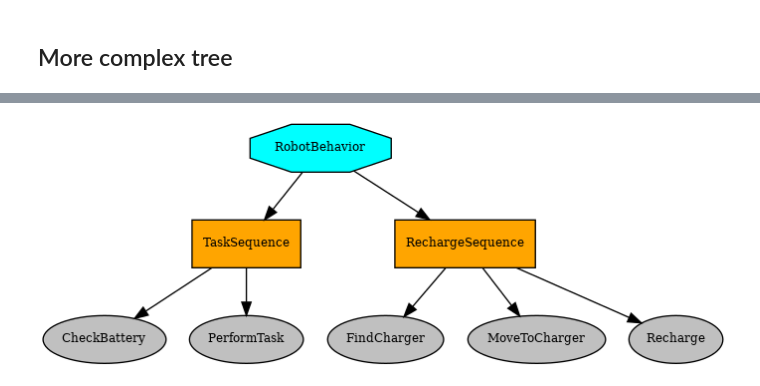
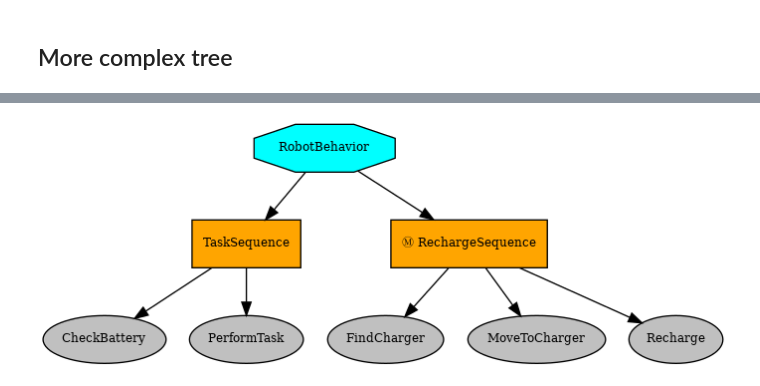
Before and after one commit to andriwild/getting_started_py_tree, a Jupyter notebook: py_trees.ipynb, the cells around one changed output, grey strips where cells are left out. Saved outputs shown, nothing was run; the diff lists cells and outputs as text; code cells hidden in the pictures.

```diff
--- a/py_trees.ipynb
+++ b/py_trees.ipynb
@@ -145,16 +163,21 @@ root = py_trees.composites.Selector("Root Selector", memory=False)
 root.add_children([always_fail, running_then_success])
 
 # Create and setup the behavior tree
-behavior_tree = py_trees.trees.BehaviourTree(root)
+behaviour_tree = py_trees.trees.BehaviourTree(root=root)
 
+draw_tree(root)
 
-img = py_trees.display.render_dot_tree(root)
-display(Image(data=img["png"]))
+try:
+    behaviour_tree.tick_tock(
+        period_ms=500,
+        #number_of_iterations=py_trees.trees.CONTINUOUS_TICK_TOCK,
+        number_of_iterations=5,
+        pre_tick_handler=None,
+        post_tick_handler=print_tree,
+    )
 
-# Execute the tree three times
-for i in range(3):
-    behavior_tree.tick()
-    time.sleep(1)
+except KeyboardInterrupt:
+    behaviour_tree.interrupt()
 # %% [output]
 Writing /home/andri/repos/getting_started_py_tree/root_selector.dot
 Writing /home/andri/repos/getting_started_py_tree/root_selector.png
@@ -171,10 +405,14 @@ Writing /home/andri/repos/getting_started_py_tree/root_selector.svg
 # %%
-# Behaviors for our robot
 class CheckBatteryLevel(py_trees.behaviour.Behaviour):
     def __init__(self, name="CheckBattery", threshold=30):
         super(CheckBatteryLevel, self).__init__(name)
         self.threshold = threshold
-        self.blackboard = py_trees.blackboard.Blackboard()
+
+        # Define blackboard client with explicit permissions
+        self.blackboard = self.attach_blackboard_client()
+        self.blackboard.register_key(key="battery_level", access=py_trees.common.Access.READ)
+        self.blackboard.register_key(key="battery_level", access=py_trees.common.Access.WRITE)
+
         # Initialize battery level if not set
         if not self.blackboard.exists('battery_level'):
             self.blackboard.set('battery_level', 75)
@@ -184,7 +422,7 @@ class CheckBatteryLevel(py_trees.behaviour.Behaviour):
         self.logger.info(f"Battery level: {battery_level}%")
 
         # Decrease battery by 5-15% each time
-        battery_level -= random.randint(5, 15)
+        battery_level -= 10
         battery_level = max(0, battery_level)  # Don't go below 0
         self.blackboard.set('battery_level', battery_level)
 
@@ -196,7 +434,10 @@ class CheckBatteryLevel(py_trees.behaviour.Behaviour):
 class FindChargingStation(py_trees.behaviour.Behaviour):
     def __init__(self, name="FindCharger"):
         super(FindChargingStation, self).__init__(name)
-        self.blackboard = py_trees.blackboard.Blackboard()
+
+        # Define blackboard client with explicit permissions
+        self.blackboard = self.attach_blackboard_client()
+        self.blackboard.register_key(key="charger_found", access=py_trees.common.Access.WRITE)
 
     def update(self):
         self.logger.info("Searching for charging station...")
@@ -205,17 +446,20 @@ class FindChargingStation(py_trees.behaviour.Behaviour):
         return py_trees.common.Status.SUCCESS
 
 class MoveToChargingStation(py_trees.behaviour.Behaviour):
-    def __init__(self, name="MoveToCharger", duration=2):
+    def __init__(self, name="MoveToCharger", duration=1):
         super(MoveToChargingStation, self).__init__(name)
         self.duration = duration
         self.start_time = None
-        self.blackboard = py_trees.blackboard.Blackboard()
+
+        # Define blackboard client with explicit permissions
+        self.blackboard = self.attach_blackboard_client()
+        self.blackboard.register_key(key="charger_found", access=py_trees.common.Access.READ)
 
     def initialise(self):
         self.start_time = time.time()
 
     def update(self):
-        if not self.blackboard.get('charger_found', False):
+        if not self.blackboard.get('charger_found'):
             self.logger.info("No charging station found!")
             return py_trees.common.Status.FAILURE
 
@@ -227,24 +471,24 @@ class MoveToChargingStation(py_trees.behaviour.Behaviour):
             return py_trees.common.Status.RUNNING
 
 class Recharge(py_trees.behaviour.Behaviour):
-    def __init__(self, name="Recharge", duration=3):
+    def __init__(self, name="Recharge"):
         super(Recharge, self).__init__(name)
-        self.duration = duration
-        self.start_time = None
-        self.blackboard = py_trees.blackboard.Blackboard()
 
-    def initialise(self):
-        self.start_time = time.time()
+        # Define blackboard client with explicit permissions
+        self.blackboard = self.attach_blackboard_client()
+        self.blackboard.register_key(key="battery_level", access=py_trees.common.Access.READ)
+        self.blackboard.register_key(key="battery_level", access=py_trees.common.Access.WRITE)
 
     def update(self):
-        if time.time() - self.start_time > self.duration:
+        level = self.blackboard.get('battery_level')
+        if level > 90:
             self.logger.info("Fully recharged!")
-            self.blackboard.set('battery_level', 100)
+            self.blackboard.set('battery_level', level)
             return py_trees.common.Status.SUCCESS
         else:
             current_level = self.blackboard.get('battery_level')
             # Increase battery by 10% each update
-            new_level = min(100, current_level + 10)
+            new_level = current_level + 10
             self.blackboard.set('battery_level', new_level)
             self.logger.info(f"Recharging... Battery level: {new_level}%")
             return py_trees.common.Status.RUNNING
@@ -257,25 +501,21 @@ class PerformTask(py_trees.behaviour.Behaviour):
         self.logger.info("Performing the main task!")
         return py_trees.common.Status.SUCCESS
 
-# Set up the robot behavior tree
 root = py_trees.composites.Selector("RobotBehavior", memory=False)
 
-# Main task sequence - check battery then do the task
 task_sequence = py_trees.composites.Sequence("TaskSequence", memory=False)
 task_sequence.add_children([
     CheckBatteryLevel(threshold=30),
     PerformTask()
 ])
 
-# Recharging sequence
-recharge_sequence = py_trees.composites.Sequence("RechargeSequence", memory=False)
+recharge_sequence = py_trees.composites.Sequence("RechargeSequence", memory=True)
 recharge_sequence.add_children([
     FindChargingStation(),
     MoveToChargingStation(duration=1),
-    Recharge(duration=2)
+    Recharge()
 ])
 
-# Add both sequences to the root selector
 # The selector will try the task first, but if battery is low (task fails),
 # it will try to recharge instead
 root.add_children([
@@ -283,14 +523,27 @@ root.add_children([
     recharge_sequence
 ])
 
-# Create the behavior tree
-robot_tree = py_trees.trees.BehaviourTree(root)
+behaviour_tree = py_trees.trees.BehaviourTree(root=root)
 
-# Display the tree structure
 print(py_trees.display.ascii_tree(root))
 
-img = py_trees.display.render_dot_tree(root)
-display(Image(data=img["png"]))
+draw_tree(root)
+
+def post_tick_handler(tree):
+    print_tree(tree)
+    print(py_trees.display.unicode_blackboard())
+
+
+try:
+    behaviour_tree.tick_tock(
+        period_ms=500,
+        number_of_iterations=10,
+        pre_tick_handler=None,
+        post_tick_handler=post_tick_handler,
+    )
+
+except KeyboardInterrupt:
+    behaviour_tree.interrupt()
 # %% [output]
 [o] RobotBehavior
     [-] TaskSequence
@@ -300,8 +553,8 @@ display(Image(data=img["png"]))
         --> FindCharger
         --> MoveToCharger
         --> Recharge
 
 Writing /home/andri/repos/getting_started_py_tree/robotbehavior.dot
 Writing /home/andri/repos/getting_started_py_tree/robotbehavior.png
 Writing /home/andri/repos/getting_started_py_tree/robotbehavior.svg
-[figure, old version]
+[figure, new version]
```
Also changed, not shown: parts of 16 cells of this notebook.
